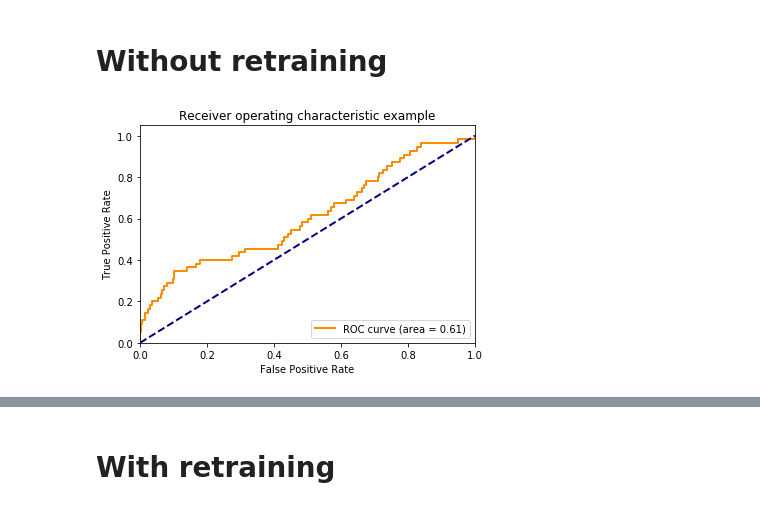
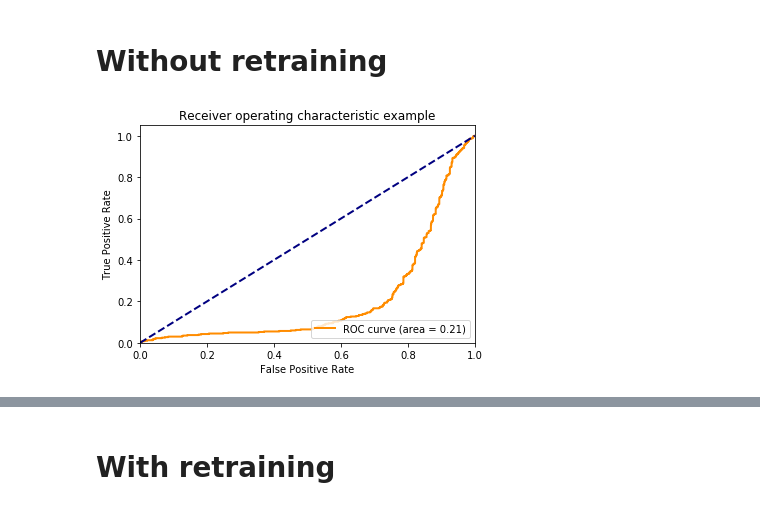
Before and after one commit to binli826/LSTM-Autoencoders, a Jupyter notebook: src/Experiments/Online_smtp.ipynb, the cells around one changed output, grey strips where cells are left out. Cells and saved outputs as stored; diff of their text form; code cells hidden in the pictures.

```diff
--- a/src/Experiments/Online_smtp.ipynb
+++ b/src/Experiments/Online_smtp.ipynb
@@ -15,10 +15,10 @@ import heapq
 # Load data
 # %%
 batch_num = 8
-hidden_num = 35
-step_num = 30
+hidden_num = 15
+step_num = 3
 elem_num = 34
-init_wins = 1000
+init_wins = 10000
 
 names = [str(x) for x in range(elem_num)] +["label"]
 smtp = pd.read_csv("C:/Users/Bin/Desktop/Thesis/dataset/smtp.csv",names=names,skiprows=step_num*init_wins)
@@ -221,7 +221,7 @@ for data in test_set_list:
         label = [expert[count*batch_num+b]for b in range(batch_num)]
         e = [err.reshape(-1,elem_num)]
         for index,value in enumerate(pred):
-            if value[value>threshold].size>=2:
+            if value[value>threshold].size>=0:
                 if label[index] == "anomaly":
                     #print("TP")
                     a_buf.append(df[index])
@@ -259,31 +259,31 @@ for data in test_set_list:
             for i in range(70):
 
                 loss_list=[]
                 for data in datalist:
                     (loss, _) = sess.run([loss_, train_], {p_input: data,p_is_training : True})
                     loss_list.append(loss)
                 #print('Retrain-iter %d:' % (i + 1), np.array(loss_list).mean())
                 loss_list_all.append( np.array(loss_list).mean())
 
 
             err_nbuf_tmp = np.array(err_nbuf).reshape(-1,elem_num)
             mu,sigma = get_musigma(err_nbuf_tmp,mu,sigma)
 
             normal_score = []
             abnormal_score = []
 
 
             print("Parameters updated!")
             pd.Series(loss_list_all).plot(title="Loss")
             n_buf = []
             a_buf = []
             err_buf = []
 
 fpr, tpr, thresholds = metrics.roc_curve(expert, output, pos_label="anomaly")
 auc = metrics.auc(fpr, tpr)
 #print(fpr,tpr,thresholds,auc)
 plot_roc(fpr,tpr,auc)
 
 plt.show()
 # %% [output]
-[figure, old version]
+[figure, new version]
```
Also changed, not shown: parts of 4 cells of this notebook, 5 other files.
